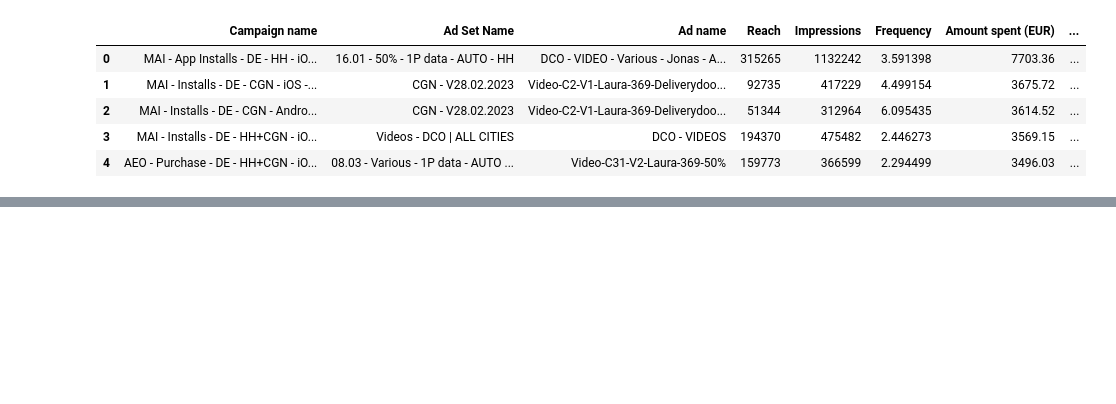
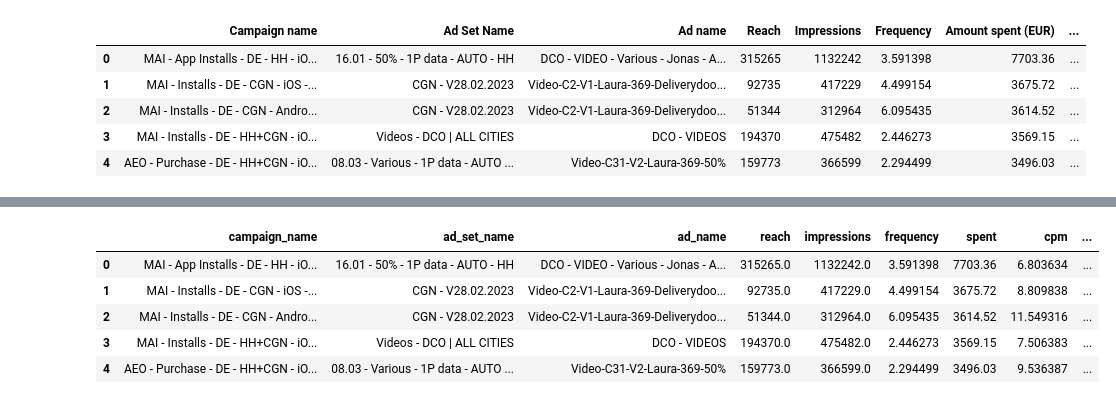
Before and after one commit to rakeshtparayil/Machine_Learning_Marketing, a Jupyter notebook: creative_scoring_predictions.ipynb, the cells around one changed output, grey strips where cells are left out. Saved outputs shown, nothing was run; the diff lists cells and outputs as text; code cells hidden in the pictures; blank space fills up the shorter version.

```diff
--- a/creative_scoring_predictions.ipynb
+++ b/creative_scoring_predictions.ipynb
@@ -14,3 +15,32 @@ creative.head()
 | 2 | MAI - Installs - DE - CGN - Andro... | CGN - V28.02.2023 | Video-C2-V1-Laura-369-Deliverydoo... | 51344 | 312964 | 6.095435 | 3614.52 | ... |
 | 3 | MAI - Installs - DE - HH+CGN - iO... | Videos - DCO | ALL CITIES | DCO - VIDEOS | 194370 | 475482 | 2.446273 | 3569.15 | ... |
 | 4 | AEO - Purchase - DE - HH+CGN - iO... | 08.03 - Various - 1P data - AUTO ... | Video-C31-V2-Laura-369-50% | 159773 | 366599 | 2.294499 | 3496.03 | ... |
+# %%
+#make a copy of the data
+creative_copy = creative.copy()
+
+#drop the columns that are not needed
+creative_copy.drop(['Preview link', 'Reporting starts', 'Reporting ends'], axis=1, inplace=True)
+
+#making the headers lowercase and replacing spaces with underscores
+creative_copy.columns = creative_copy.columns.str.lower().str.replace(' ', '_')
+creative_copy.head()
+
+
+#renaming headers to make them more readable
+creative_copy.rename(columns={'amount_spent_(eur)': 'spent', 'cpm_(cost_per_1,000_impressions)': 'cpm', 'ctr_(link_click-through_rate)': 'ctr'}, inplace=True)
+
+#correcting the decimal point across the data
+creative_copy.round(2)
+
+#checking for missing values in the data
+creative_copy.isnull().sum()
+
+#filling missing values with 0
+creative_copy.fillna(0, inplace=True)
+
+# Convert all numeric columns to float
+numeric_columns = creative_copy.select_dtypes(include=['int','int64'])
+creative_copy[numeric_columns.columns] = numeric_columns.astype(float)
+
+creative_copy.describe()
@@ -16,0 +75,9 @@ creative.head()
+# %%
+creative_copy.head()
+# %% [output]
+|  | campaign_name | ad_set_name | ad_name | reach | impressions | frequency | spent | cpm | ... |
+| 0 | MAI - App Installs - DE - HH - iO... | 16.01 - 50% - 1P data - AUTO - HH | DCO - VIDEO - Various - Jonas - A... | 315265.0 | 1132242.0 | 3.591398 | 7703.36 | 6.803634 | ... |
+| 1 | MAI - Installs - DE - CGN - iOS -... | CGN - V28.02.2023 | Video-C2-V1-Laura-369-Deliverydoo... | 92735.0 | 417229.0 | 4.499154 | 3675.72 | 8.809838 | ... |
+| 2 | MAI - Installs - DE - CGN - Andro... | CGN - V28.02.2023 | Video-C2-V1-Laura-369-Deliverydoo... | 51344.0 | 312964.0 | 6.095435 | 3614.52 | 11.549316 | ... |
+| 3 | MAI - Installs - DE - HH+CGN - iO... | Videos - DCO | ALL CITIES | DCO - VIDEOS | 194370.0 | 475482.0 | 2.446273 | 3569.15 | 7.506383 | ... |
+| 4 | AEO - Purchase - DE - HH+CGN - iO... | 08.03 - Various - 1P data - AUTO ... | Video-C31-V2-Laura-369-50% | 159773.0 | 366599.0 | 2.294499 | 3496.03 | 9.536387 | ... |
```
Also changed, not shown: parts of 6 cells of this notebook, 1 other file.
